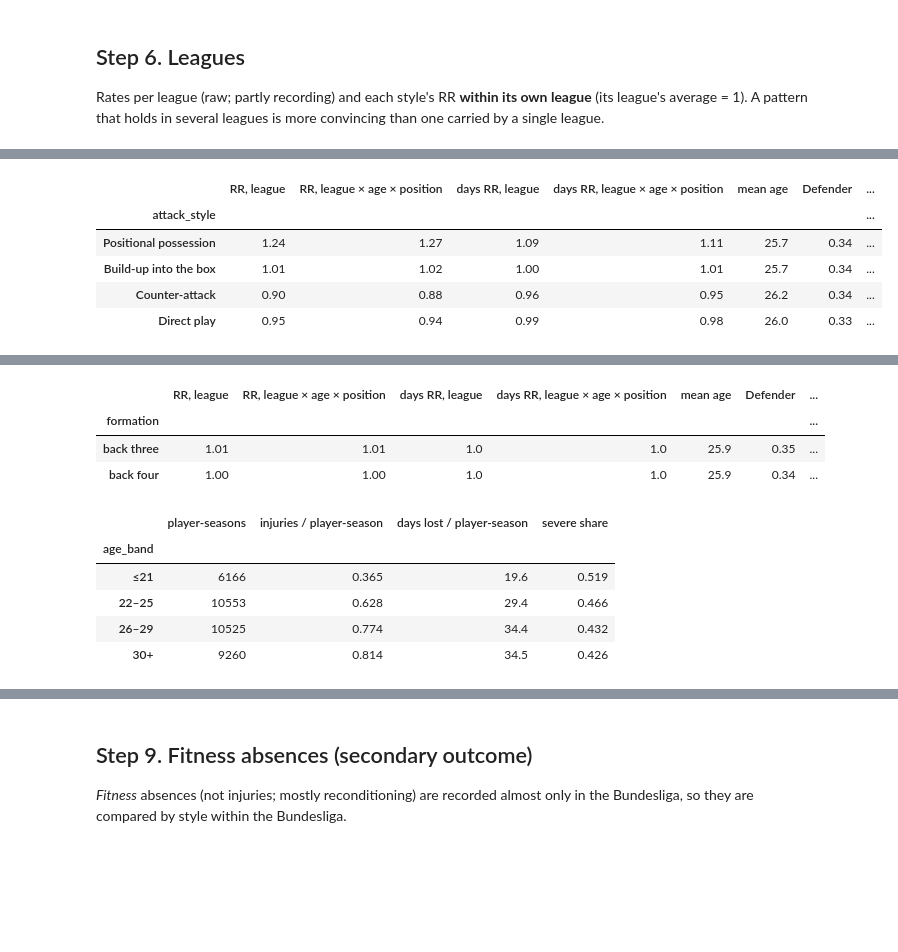
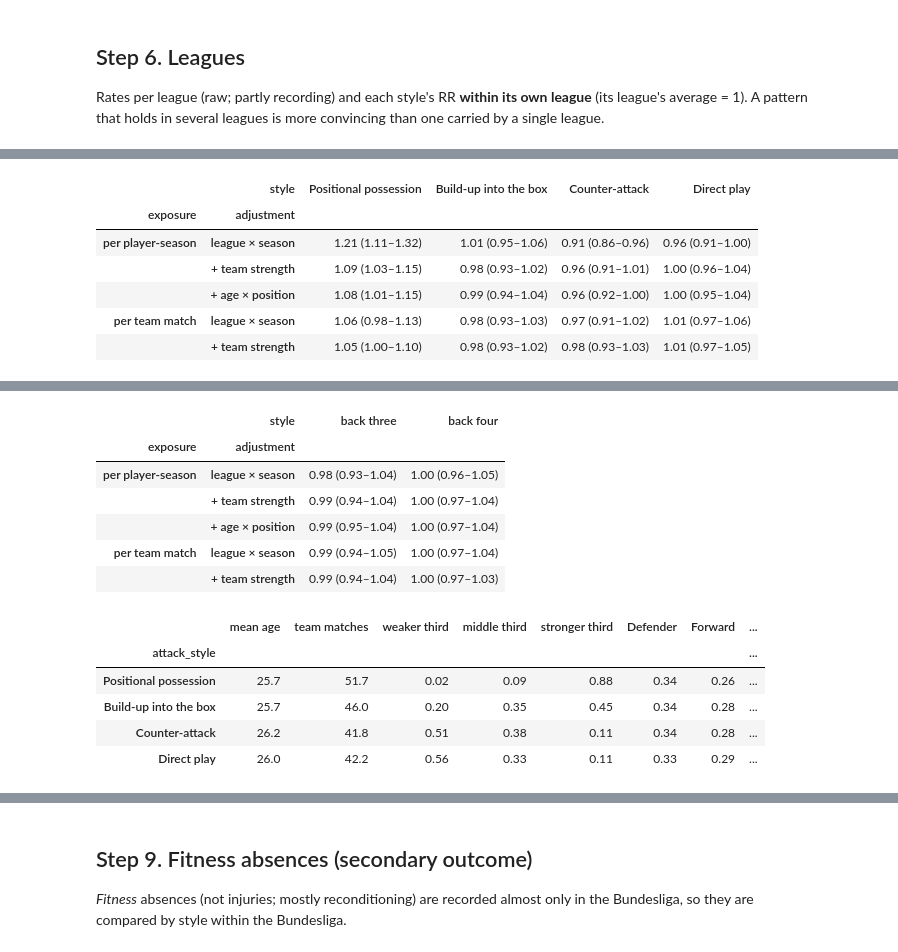
Before and after one commit to Mohammad99Shweiki/football-injuries, a Jupyter notebook: notebooks/05_injury_analysis.ipynb, the cells around one changed output, grey strips where cells are left out. Cells and saved outputs as stored; diff of their text form; code cells hidden in the pictures; blank space fills up the shorter version.

```diff
--- a/notebooks/05_injury_analysis.ipynb
+++ b/notebooks/05_injury_analysis.ipynb
@@ -143,7 +149,8 @@ assert len(team) == 1170
 sq = read_table("tm_squads")
 player = sq[["playerId", "position_group", "date_of_birth"]].replace("", np.nan).groupby("playerId").first()
 TEAM_COLS = ["league", "season", "club_id", "attack_style", "defence_style", "style", "style_group", "rare_style", "formation",
-             "back_three_share", "era", "points_pm", "strength"] + EXPOSURE
+             "back_three_share", "era", "points_pm", "strength", "attack_k3_style", "defence_k3_style",
+             "attack_rel_style", "defence_rel_style"] + EXPOSURE
 ps = members.merge(team[TEAM_COLS], on=["league", "season", "club_id"], how="left").join(player, on="playerId")
 dob = pd.to_datetime(ps.date_of_birth, errors="coerce")
 ps["age"] = ((pd.to_datetime((ps.season + 1).astype(str) + "-01-01") - dob).dt.days / 365.25).round(1)
@@ -151,21 +158,26 @@ ps["age_band"] = pd.cut(ps.age, AGE_BANDS, labels=AGE_LABELS)
 ps["position"] = ps.position_group.str.title()
 
 KEY = ["playerId", "club_id", "season"]
-inj = injuries.assign(severe=injuries.severity.str.startswith("severe"), surgery=injuries.surgery.astype(bool))
-agg = inj.groupby(KEY).agg(injuries=("days", "size"), days_lost=("days", "sum"), severe=("severe", "sum"), surgeries=("surgery", "sum"))
+DAYS_CAP = 365  # sensitivity: no single injury counts for more than a season
+inj = injuries.assign(severe=injuries.severity.str.startswith("severe"), surgery=injuries.surgery.astype(bool),
+                      days_capped=injuries.days_merged.clip(upper=DAYS_CAP))
+agg = inj.groupby(KEY).agg(injuries=("days", "size"), days_lost=("days_merged", "sum"), days_raw=("days", "sum"),
+                           days_capped=("days_capped", "sum"), severe=("severe", "sum"), surgeries=("surgery", "sum"))
 areas = pd.crosstab([inj.playerId, inj.club_id, inj.season], inj.body_area).add_prefix("area: ")
 mild_n = mild.groupby(KEY).size().rename("mild_injuries")
 fit_n = non_inj[non_inj.non_injury_reason == "fitness"].groupby(KEY).size().rename("fitness_absences")
 ps = ps.join(agg, on=KEY).join(areas, on=KEY).join(mild_n, on=KEY).join(fit_n, on=KEY)
-count_cols = ["injuries", "days_lost", "severe", "surgeries", "mild_injuries", "fitness_absences"] + list(areas.columns)
+count_cols = ["injuries", "days_lost", "days_raw", "days_capped", "severe", "surgeries", "mild_injuries", "fitness_absences"] + list(areas.columns)
 ps[count_cols] = ps[count_cols].fillna(0).astype(int)
 ps["team_season"] = ps.league + " " + ps.season_key + " " + ps.club_id
 
 assert ps.attack_style.notna().all() and ps.defence_style.notna().all()
 assert ps.injuries.sum() == len(injuries), (ps.injuries.sum(), len(injuries))
+assert ps.days_lost.sum() == injuries.days_merged.sum() and ps.matches_all.notna().all()
 pd.Series({
     "player-club-seasons": len(ps), "players": ps.playerId.nunique(), "team-seasons": ps.team_season.nunique(),
-    "injuries > 7 days": int(ps.injuries.sum()), "days lost": int(ps.days_lost.sum()),
+    "injuries > 7 days": int(ps.injuries.sum()), "days lost (overlaps merged)": int(ps.days_lost.sum()),
+    "days lost (raw, overlaps double)": int(ps.days_raw.sum()), "only marked injured (0 appearances)": int((ps.appearances == 0).sum()),
     "mild injuries (4–7 days)": int(ps.mild_injuries.sum()), "fitness absences": int(ps.fitness_absences.sum()),
     "in rare combinations": int(ps.rare_style.sum()), "missing age": int(ps.age.isna().sum()),
 }, name="count").to_frame()
@@ -631,19 +674,35 @@ band × position** instead of league alone.
 # %%
-adjusted = {}
+LADDER = [("per player-season", "league × season", ""), ("per player-season", "+ team strength", "_str"),
+          ("per player-season", "+ age × position", "_full"), ("per team match", "league × season", "_match"),
+          ("per team match", "+ team strength", "_match_str")]
+ladder_rows, adjusted = [], {}
 for name in ["attacking style", "defensive style", "formation"]:
     col, order = GROUPINGS[name]
-    lap_t = summarise(ps.dropna(subset=["exp_inj_lap"]), col, "_lap").loc[order]
-    mix = pd.concat([ps.groupby(col).age.mean().round(1).rename("mean age"),
-                     pd.crosstab(ps[col], ps.position, normalize="index").round(2)], axis=1).loc[order]
-    adjusted[name] = pd.DataFrame({"RR, league": results[name]["RR"], "RR, league × age × position": lap_t["RR"],
-                                   "days RR, league": results[name]["days RR"], "days RR, league × age × position": lap_t["days RR"]}).round(2).join(mix)
+    for exposure, adjustment, suffix in LADDER:
+        t = summarise(ps.dropna(subset=[f"exp_inj{suffix}"]), col, suffix).loc[order]
+        for style, r in t.iterrows():
+            ladder_rows.append({"grouping": name, "style": style, "exposure": exposure, "adjustment": adjustment,
+                                **r[["RR", "RR low", "RR high", "days RR", "days RR low", "days RR high",
+                                     "excess / 100 player-seasons"]].to_dict()})
+ladder = pd.DataFrame(ladder_rows)
+for name in ["attacking style", "defensive style", "formation"]:
+    t = ladder[ladder.grouping == name].assign(
+        rr=lambda d: d.apply(lambda r: f"{r['RR']:.2f} ({r['RR low']:.2f}–{r['RR high']:.2f})", axis=1))
+    adjusted[name] = t.pivot_table(index=["exposure", "adjustment"], columns="style", values="rr", aggfunc="first", sort=False)[GROUPINGS[name][1]]
     display(adjusted[name])
+mix = {name: pd.concat([ps.groupby(GROUPINGS[name][0]).age.mean().round(1).rename("mean age"),
+                        ps.groupby(GROUPINGS[name][0]).matches_all.mean().round(1).rename("team matches"),
+                        pd.crosstab(ps[GROUPINGS[name][0]], ps.strength, normalize="index").round(2),
+                        pd.crosstab(ps[GROUPINGS[name][0]], ps.position, normalize="index").round(2)], axis=1).loc[GROUPINGS[name][1]]
+       for name in ["attacking style", "defensive style"]}
+display(*mix.values())
 display(fmt(summarise(ps.dropna(subset=["age_band"]), "age_band"))[["player-seasons", "injuries / player-season", "days lost / player-season", "severe share"]])
 fmt(summarise(ps.dropna(subset=["position"]), "position"))[["player-seasons", "injuries / player-season", "days lost / player-season", "severe share"]]
 # %% [output]
-|  | RR, league | RR, league × age × position | days RR, league | days RR, league × age × position | mean age | Defender | ... |
-| attack_style |  |  |  |  |  |  | ... |
-| Positional possession | 1.24 | 1.27 | 1.09 | 1.11 | 25.7 | 0.34 | ... |
-| Build-up into the box | 1.01 | 1.02 | 1.00 | 1.01 | 25.7 | 0.34 | ... |
-| Counter-attack | 0.90 | 0.88 | 0.96 | 0.95 | 26.2 | 0.34 | ... |
-| Direct play | 0.95 | 0.94 | 0.99 | 0.98 | 26.0 | 0.33 | ... |
+|  | style | Positional possession | Build-up into the box | Counter-attack | Direct play |
+| exposure | adjustment |  |  |  |  |
+| per player-season | league × season | 1.21 (1.11–1.32) | 1.01 (0.95–1.06) | 0.91 (0.86–0.96) | 0.96 (0.91–1.00) |
+|  | + team strength | 1.09 (1.03–1.15) | 0.98 (0.93–1.02) | 0.96 (0.91–1.01) | 1.00 (0.96–1.04) |
+|  | + age × position | 1.08 (1.01–1.15) | 0.99 (0.94–1.04) | 0.96 (0.92–1.00) | 1.00 (0.95–1.04) |
+| per team match | league × season | 1.06 (0.98–1.13) | 0.98 (0.93–1.03) | 0.97 (0.91–1.02) | 1.01 (0.97–1.06) |
+|  | + team strength | 1.05 (1.00–1.10) | 0.98 (0.93–1.02) | 0.98 (0.93–1.03) | 1.01 (0.97–1.05) |
@@ -656,10 +716,13 @@ fmt(summarise(ps.dropna(subset=["position"]), "position"))[["player-seasons", "i
-|  | RR, league | RR, league × age × position | days RR, league | days RR, league × age × position | mean age | Defender | ... |
-| formation |  |  |  |  |  |  | ... |
-| back three | 1.01 | 1.01 | 1.0 | 1.0 | 25.9 | 0.35 | ... |
-| back four | 1.00 | 1.00 | 1.0 | 1.0 | 25.9 | 0.34 | ... |
+|  | style | back three | back four |
+| exposure | adjustment |  |  |
+| per player-season | league × season | 0.98 (0.93–1.04) | 1.00 (0.96–1.05) |
+|  | + team strength | 0.99 (0.94–1.04) | 1.00 (0.97–1.04) |
+|  | + age × position | 0.99 (0.95–1.04) | 1.00 (0.97–1.04) |
+| per team match | league × season | 0.99 (0.94–1.05) | 1.00 (0.97–1.04) |
+|  | + team strength | 0.99 (0.94–1.04) | 1.00 (0.97–1.03) |
-|  | player-seasons | injuries / player-season | days lost / player-season | severe share |
-| age_band |  |  |  |  |
-| ≤21 | 6166 | 0.365 | 19.6 | 0.519 |
-| 22–25 | 10553 | 0.628 | 29.4 | 0.466 |
-| 26–29 | 10525 | 0.774 | 34.4 | 0.432 |
-| 30+ | 9260 | 0.814 | 34.5 | 0.426 |
+|  | mean age | team matches | weaker third | middle third | stronger third | Defender | Forward | ... |
+| attack_style |  |  |  |  |  |  |  | ... |
+| Positional possession | 25.7 | 51.7 | 0.02 | 0.09 | 0.88 | 0.34 | 0.26 | ... |
+| Build-up into the box | 25.7 | 46.0 | 0.20 | 0.35 | 0.45 | 0.34 | 0.28 | ... |
+| Counter-attack | 26.2 | 41.8 | 0.51 | 0.38 | 0.11 | 0.34 | 0.28 | ... |
+| Direct play | 26.0 | 42.2 | 0.56 | 0.33 | 0.11 | 0.33 | 0.29 | ... |
```
Also changed, not shown: parts of 60 cells of this notebook, 21 other files.
